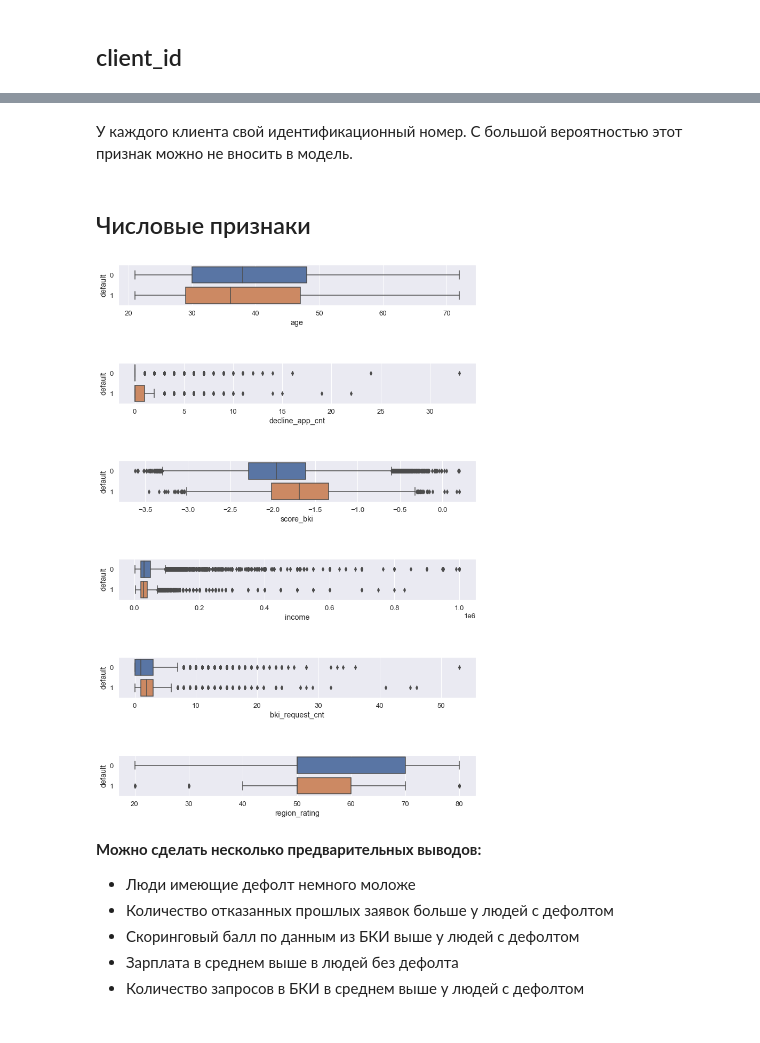
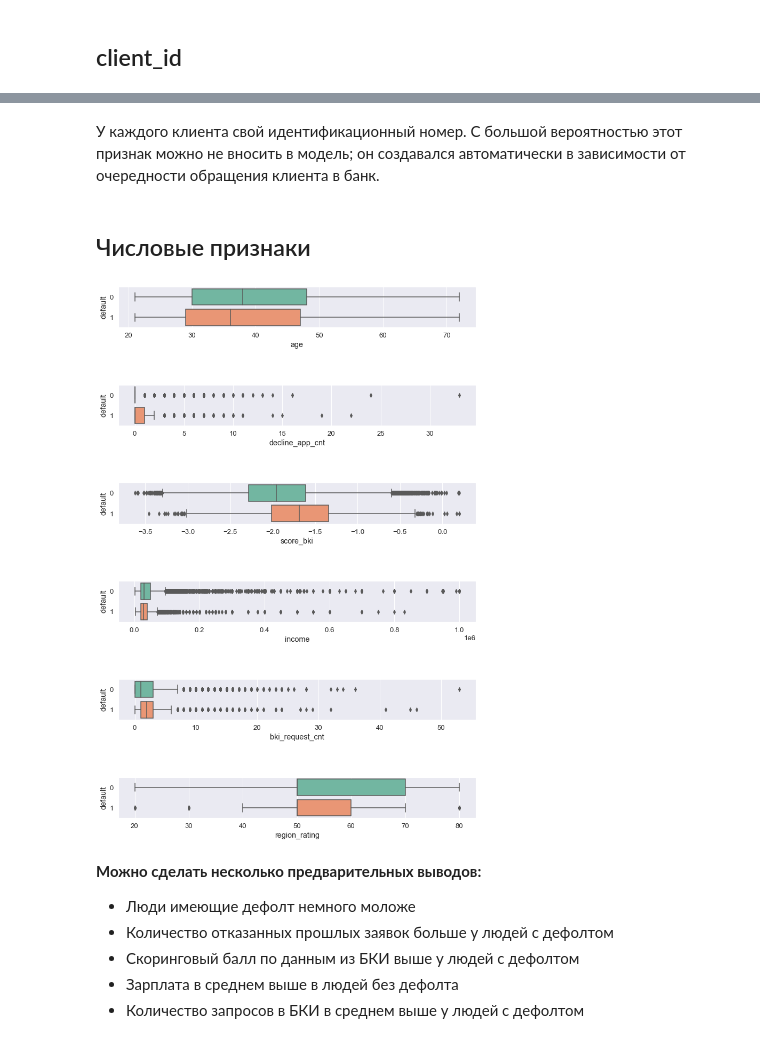
Before and after one commit to IvanAleshin/Skillfactory_projects, a Jupyter notebook: module_4/credit-scoring.ipynb, the cells around one changed output, grey strips where cells are left out. Saved outputs shown, nothing was run; the diff lists cells and outputs as text; code cells hidden in the pictures.

```diff
--- a/module_4/credit-scoring.ipynb
+++ b/module_4/credit-scoring.ipynb
@@ -302,0 +278,10 @@ Name: default, dtype: int64
+# %%
+# Распределение классов
+sns.set(font_scale=2)
+plt.subplots(figsize=(20, 2))
+plt.xticks(ticks=range(0, 65001, 5000))
+plt.title('Распределение клиентов с дефолтом и без')
+sns.countplot(y="default",
+              data=train,
+              order=train.default.value_counts().index,
+              palette='Set2')
@@ -323,22 +311,24 @@ data.client_id.value_counts()
 Name: client_id, Length: 110148, dtype: int64
 # %% [markdown]
-У каждого клиента свой идентификационный номер. С большой вероятностью этот признак можно не вносить в модель.
+У каждого клиента свой идентификационный номер. С большой вероятностью этот признак можно не вносить в модель; он создавался автоматически в зависимости от очередности обращения клиента в банк.
 # %% [markdown]
 ## Числовые признаки
 # %%
 # Все числовые признаки
-num_col = ['age','decline_app_cnt','score_bki','income','bki_request_cnt','region_rating']
+num_col = ['age', 'decline_app_cnt', 'score_bki',
+           'income', 'bki_request_cnt', 'region_rating']
 # %%
 # Посмотрим зависимость числовых переменных от целевой
 sns.set(font_scale=1.2)
 plt.subplots(figsize=(12, 20))
 k = 1  # Переменная, чтобы графики не "прилипали" друг к другу
 for col in num_col:
     plt.subplot(12, 1, k)
-    sns.boxplot(y=data[data['train']==1].default, x=data[data['train']==1][col], orient='h')
+    sns.boxplot(y=data[data['train'] == 1].default,
+                x=data[data['train'] == 1][col], orient='h', palette='Set2')
     k += 2
 # %% [output]
-[figure, old version]
+[figure, new version]
 # %% [markdown]
 **Можно сделать несколько предварительных выводов:**
 * Люди имеющие дефолт немного моложе
```
Also changed, not shown: parts of 29 cells of this notebook.
